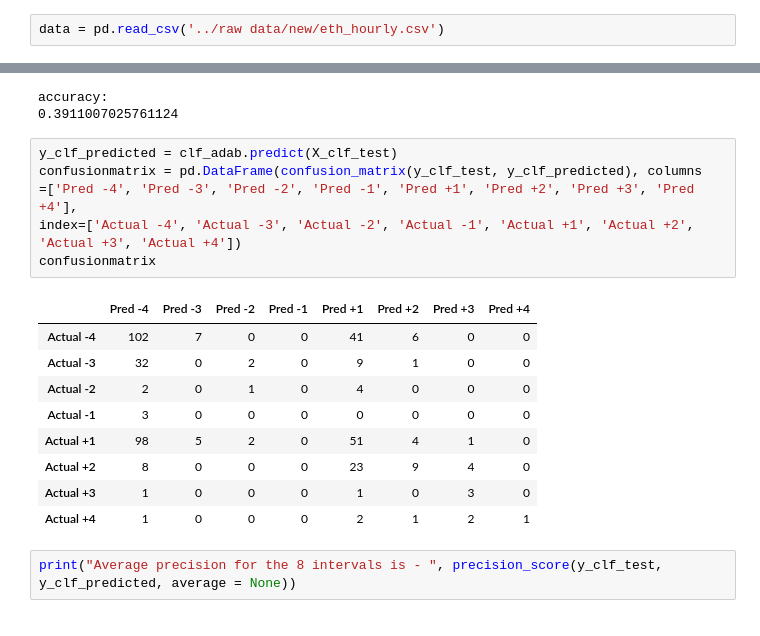
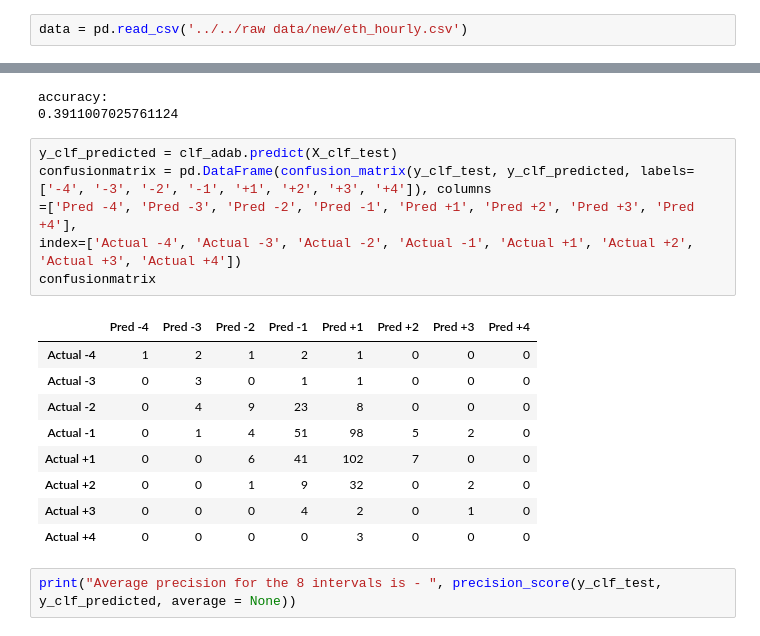
Before and after one commit to babybear68/crypto, a Jupyter notebook: models/ETH_aggregate.ipynb, the cells around one changed output, grey strips where cells are left out. Saved outputs shown, nothing was run; the diff lists cells and outputs as text.

```diff
--- a/models/ETH_aggregate.ipynb
+++ b/models/ETH_aggregate.ipynb
@@ -18,7 +18,7 @@ from sklearn.metrics import recall_score
 import warnings
 warnings.filterwarnings("ignore")
 # %%
-data = pd.read_csv('../raw data/new/eth_hourly.csv')
+data = pd.read_csv('../../raw data/new/eth_hourly.csv')
 # %%
 data['vol_per_count'] = data['volume_traded']/data['trades_count']
 data['roi'] = np.log(data['price_close']/data['price_close'].shift())*100
@@ -243,20 +243,20 @@ accuracy:
 0.3911007025761124
 # %%
 y_clf_predicted = clf_adab.predict(X_clf_test)
-confusionmatrix = pd.DataFrame(confusion_matrix(y_clf_test, y_clf_predicted), columns
+confusionmatrix = pd.DataFrame(confusion_matrix(y_clf_test, y_clf_predicted, labels=['-4', '-3', '-2', '-1', '+1', '+2', '+3', '+4']), columns
 =['Pred -4', 'Pred -3', 'Pred -2', 'Pred -1', 'Pred +1', 'Pred +2', 'Pred +3', 'Pred +4'],
 index=['Actual -4', 'Actual -3', 'Actual -2', 'Actual -1', 'Actual +1', 'Actual +2', 'Actual +3', 'Actual +4'])
 confusionmatrix
 # %% [output]
 |  | Pred -4 | Pred -3 | Pred -2 | Pred -1 | Pred +1 | Pred +2 | Pred +3 | Pred +4 |
-| Actual -4 | 102 | 7 | 0 | 0 | 41 | 6 | 0 | 0 |
-| Actual -3 | 32 | 0 | 2 | 0 | 9 | 1 | 0 | 0 |
-| Actual -2 | 2 | 0 | 1 | 0 | 4 | 0 | 0 | 0 |
-| Actual -1 | 3 | 0 | 0 | 0 | 0 | 0 | 0 | 0 |
-| Actual +1 | 98 | 5 | 2 | 0 | 51 | 4 | 1 | 0 |
-| Actual +2 | 8 | 0 | 0 | 0 | 23 | 9 | 4 | 0 |
-| Actual +3 | 1 | 0 | 0 | 0 | 1 | 0 | 3 | 0 |
-| Actual +4 | 1 | 0 | 0 | 0 | 2 | 1 | 2 | 1 |
+| Actual -4 | 1 | 2 | 1 | 2 | 1 | 0 | 0 | 0 |
+| Actual -3 | 0 | 3 | 0 | 1 | 1 | 0 | 0 | 0 |
+| Actual -2 | 0 | 4 | 9 | 23 | 8 | 0 | 0 | 0 |
+| Actual -1 | 0 | 1 | 4 | 51 | 98 | 5 | 2 | 0 |
+| Actual +1 | 0 | 0 | 6 | 41 | 102 | 7 | 0 | 0 |
+| Actual +2 | 0 | 0 | 1 | 9 | 32 | 0 | 2 | 0 |
+| Actual +3 | 0 | 0 | 0 | 4 | 2 | 0 | 1 | 0 |
+| Actual +4 | 0 | 0 | 0 | 0 | 3 | 0 | 0 | 0 |
 # %%
 print("Average precision for the 8 intervals is - ", precision_score(y_clf_test, y_clf_predicted, average = None))
 # %% [output]
```
Also changed, not shown: parts of 2 cells of this notebook, 4 other files.
